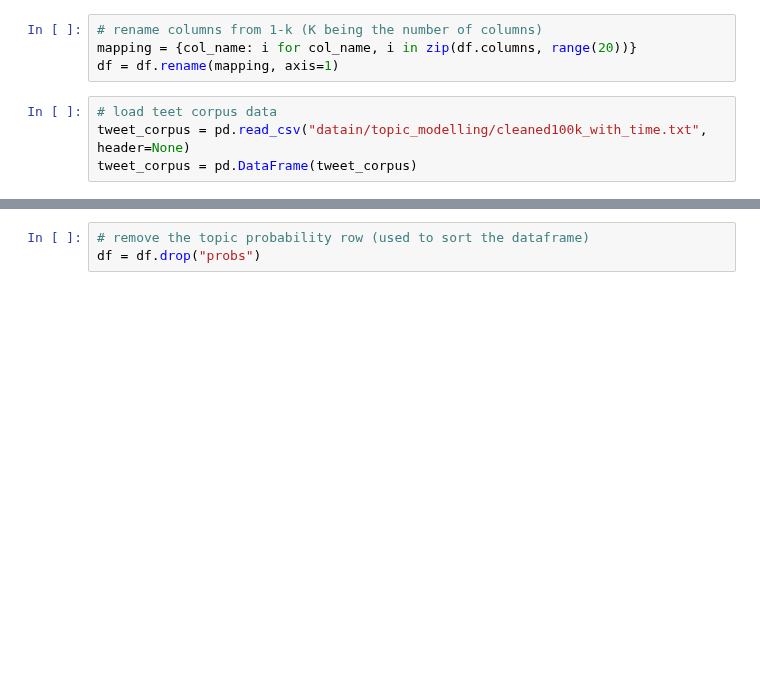
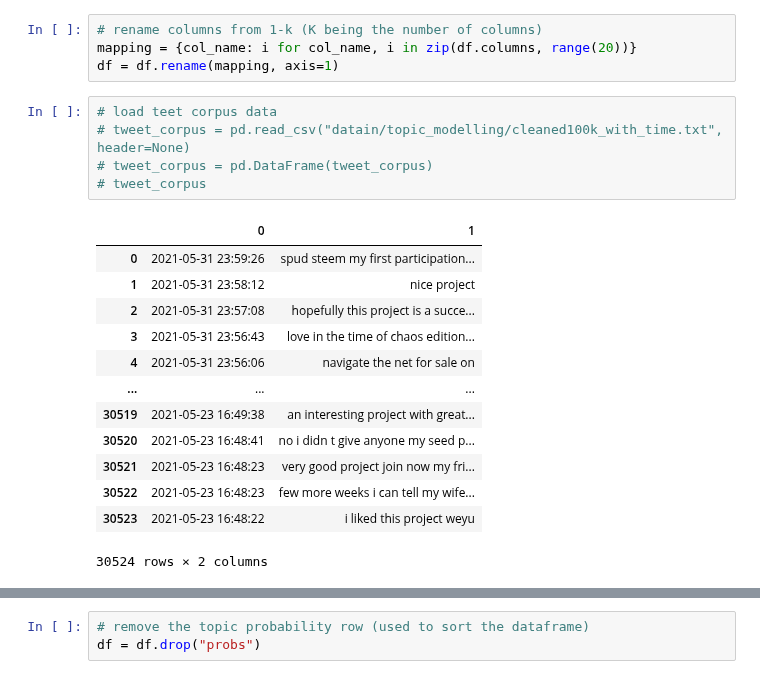
Before and after one commit to ginalamp/NFT_Twitter_Evolution, a Jupyter notebook: topic_modelling.ipynb, the cells around one changed output, grey strips where cells are left out. Drawn from its saved outputs; the diff is of its cells as text; blank space fills up the shorter version.

```diff
--- a/topic_modelling.ipynb
+++ b/topic_modelling.ipynb
@@ -66,5 +66,20 @@ mapping = {col_name: i for col_name, i in zip(df.columns, range(20))}
 df = df.rename(mapping, axis=1)
 # %%
 # load teet corpus data
-tweet_corpus = pd.read_csv("datain/topic_modelling/cleaned100k_with_time.txt", header=None)
-tweet_corpus = pd.DataFrame(tweet_corpus)
+# tweet_corpus = pd.read_csv("datain/topic_modelling/cleaned100k_with_time.txt", header=None)
+# tweet_corpus = pd.DataFrame(tweet_corpus)
+# tweet_corpus
+# %% [output]
+|  | 0 | 1 |
+| 0 | 2021-05-31 23:59:26 | spud steem my first participation... |
+| 1 | 2021-05-31 23:58:12 | nice project |
+| 2 | 2021-05-31 23:57:08 | hopefully this project is a succe... |
+| 3 | 2021-05-31 23:56:43 | love in the time of chaos edition... |
+| 4 | 2021-05-31 23:56:06 | navigate the net for sale on |
+| ... | ... | ... |
+| 30519 | 2021-05-23 16:49:38 | an interesting project with great... |
+| 30520 | 2021-05-23 16:48:41 | no i didn t give anyone my seed p... |
+| 30521 | 2021-05-23 16:48:23 | very good project join now my fri... |
+| 30522 | 2021-05-23 16:48:23 | few more weeks i can tell my wife... |
+| 30523 | 2021-05-23 16:48:22 | i liked this project weyu |
+30524 rows × 2 columns
```
Also changed, not shown: parts of 7 cells of this notebook, 1 other file.
